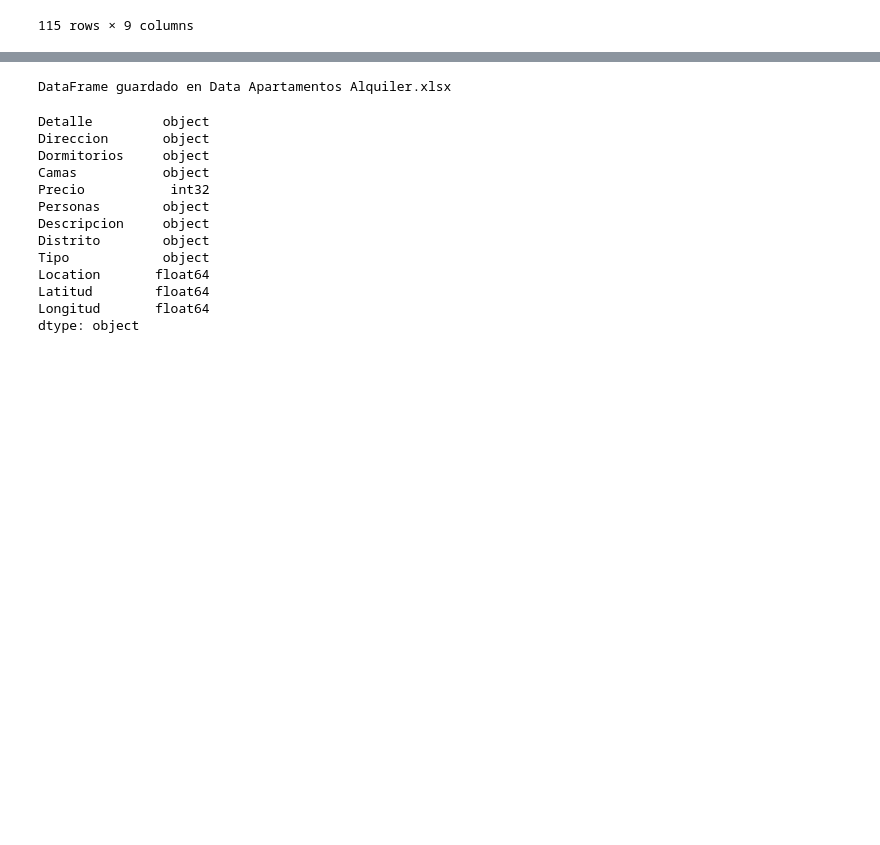
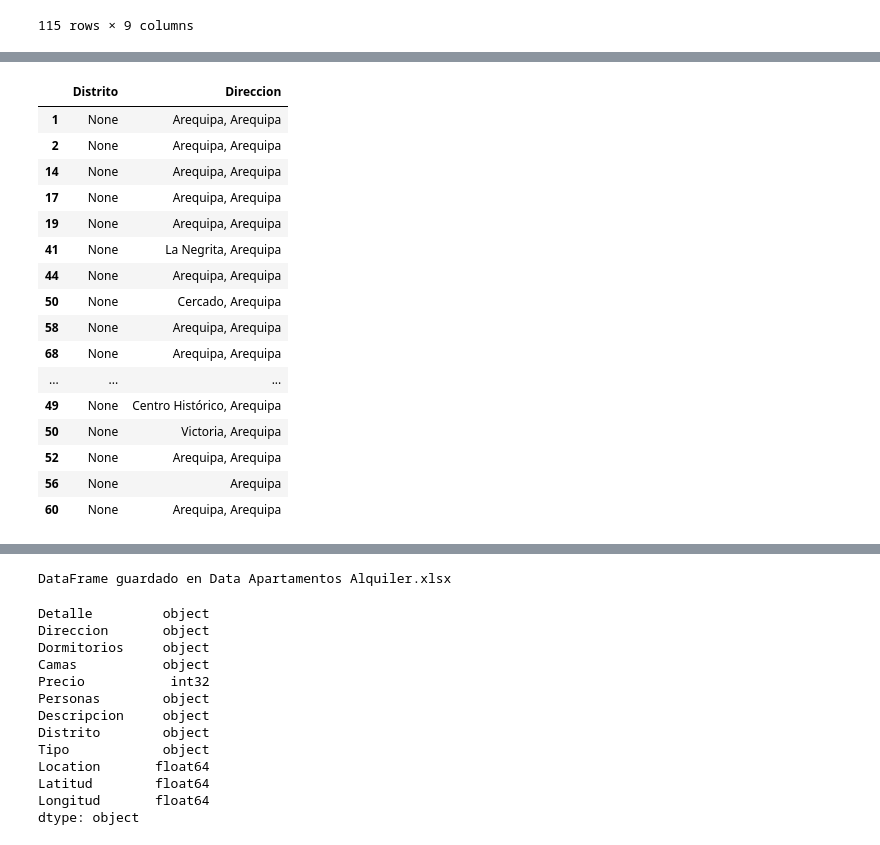
Before and after one commit to GCG251/Proyecto-Alojamientos-AQP, a Jupyter notebook: Proyecto_alojamientos.ipynb, the cells around one changed output, grey strips where cells are left out. Cells and saved outputs as stored; diff of their text form; code cells hidden in the pictures; blank space fills up the shorter version.

```diff
--- a/Proyecto_alojamientos.ipynb
+++ b/Proyecto_alojamientos.ipynb
@@ -1135,0 +1169,42 @@ dtype: object
+# %%
+# Vamos a Reemplazar las columnas de manera manual
+# Diccionario de mapeo de direcciones a distritos
+mapeo_manual = {
+    "Vallecito": "Arequipa",
+    "Selva Alegre": "Alto Selva Alegre",
+    "Jose Luis Bustamante Y Rivero": "José Luis Bustamante y Rivero",
+    "Uchumayo": "Uchumayo",
+    "Umacollo": "Yanahuara"
+}
+
+# Función para asignar el distrito basado en la dirección, solo si Distrito es NaN
+def asignar_distrito(row):
+    if pd.isnull(row['Distrito']):
+        direccion = row['Direccion']
+        for key in mapeo_manual.keys():
+            if key in direccion:
+                return mapeo_manual[key]
+    return row['Distrito']  # Mantener el valor existente si no se encuentra ninguna coincidencia
+
+# Aplicar la función a las filas donde 'Distrito' esté vacío
+data_alquiler['Distrito'] = data_alquiler.apply(asignar_distrito, axis=1)
+#Visualizamos en el dataframe las direcciones que no cuentan con distrito
+data_alquiler[data_alquiler['Distrito'].isnull()][['Distrito', 'Direccion']]
+# %% [output]
+|  | Distrito | Direccion |
+| 1 | None | Arequipa, Arequipa |
+| 2 | None | Arequipa, Arequipa |
+| 14 | None | Arequipa, Arequipa |
+| 17 | None | Arequipa, Arequipa |
+| 19 | None | Arequipa, Arequipa |
+| 41 | None | La Negrita, Arequipa |
+| 44 | None | Arequipa, Arequipa |
+| 50 | None | Cercado, Arequipa |
+| 58 | None | Arequipa, Arequipa |
+| 68 | None | Arequipa, Arequipa |
+| ... | ... | ... |
+| 49 | None | Centro Histórico, Arequipa |
+| 50 | None | Victoria, Arequipa |
+| 52 | None | Arequipa, Arequipa |
+| 56 | None | Arequipa |
+| 60 | None | Arequipa, Arequipa |
```
Also changed, not shown: parts of 17 cells of this notebook.
